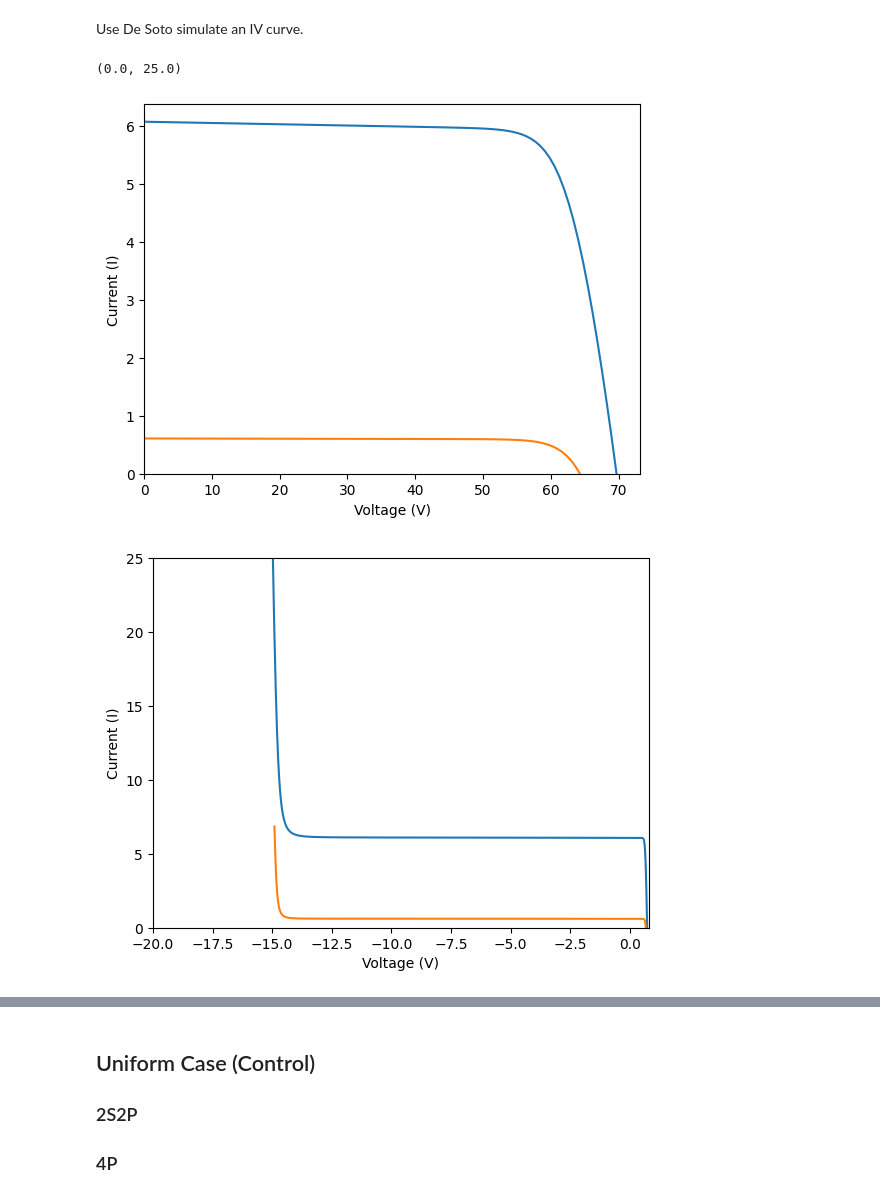
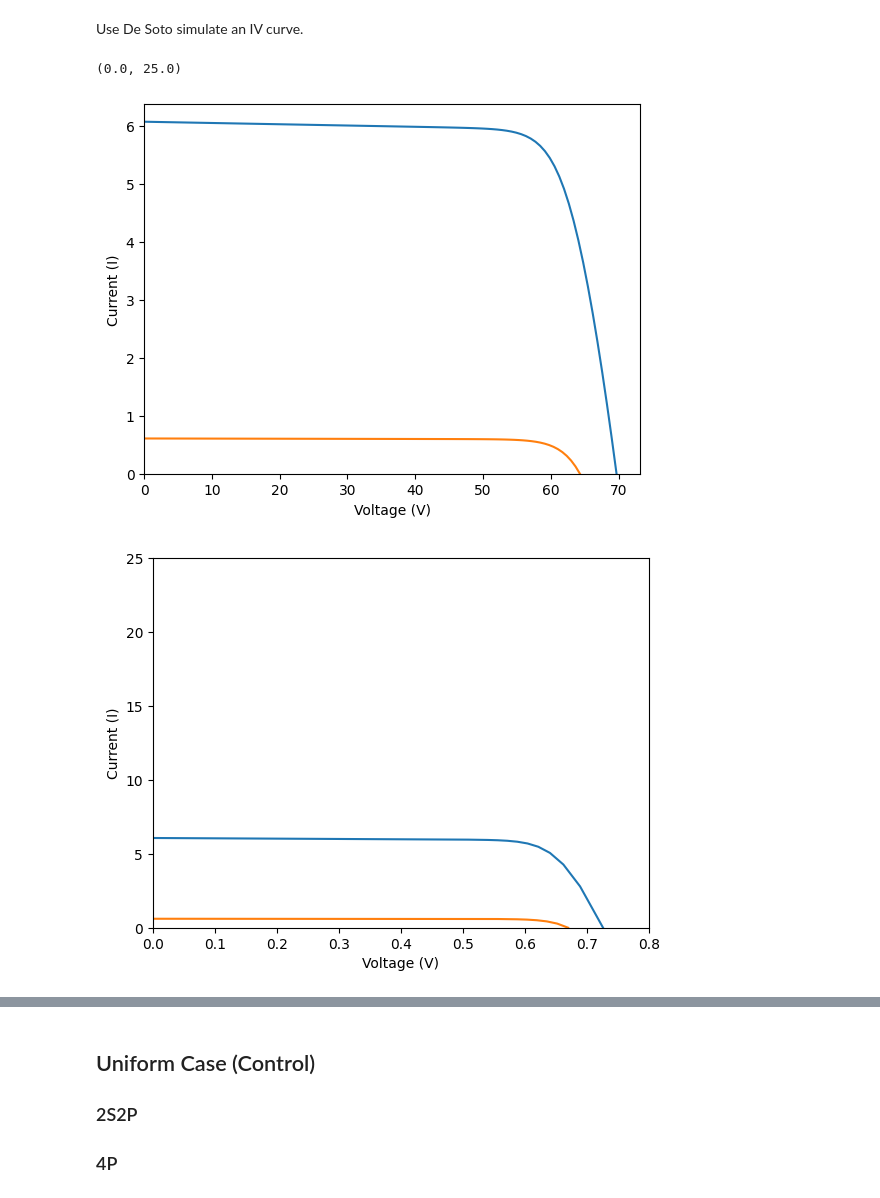
Before and after one commit to natecostello/pv-partial-shading, a Jupyter notebook: heterogeneous-pv-arrays.ipynb, the cells around one changed output, grey strips where cells are left out. Saved outputs shown, nothing was run; the diff lists cells and outputs as text; code cells hidden in the pictures.

Commit message:
plotting cell level

```diff
--- a/heterogeneous-pv-arrays.ipynb
+++ b/heterogeneous-pv-arrays.ipynb
@@ -195,33 +195,43 @@ def combine_series(dfs):
     for df2 in dfs:
         v_cell = interpolate(df2, i)
         v += v_cell
     return pd.DataFrame({'i': i, 'v': v})
 
 # create a curve and plot (test)
 curve_full = simulate_full_curve(module_parameters, Geff_full, 25)
 curve_shade = simulate_full_curve(module_parameters, Geff_shade, 25)
 plt.plot(curve_full['v'], curve_full['i'])
 plt.plot(curve_shade['v'], curve_shade['i'])
 plt.xlabel('Voltage (V)')
 plt.ylabel('Current (I)')
 plt.xlim(left=0)  # Set the left limit of the x-axis to 0
 plt.ylim(bottom=0)  # Set the bottom limit of the y-axis to 0
 
-# create a curve and plot (test)
+# create a curve and plot for cells (test)
 
 curve_full = simulate_cell_full_curve(cell_parameters, Geff_full, 25)
 curve_shade = simulate_cell_full_curve(cell_parameters, Geff_shade, 25)
 plt.figure()
 plt.plot(curve_full['v'], curve_full['i'])
 plt.plot(curve_shade['v'], curve_shade['i'])
 plt.xlabel('Voltage (V)')
 plt.ylabel('Current (I)')
-plt.xlim(left=-20)  # Set the left limit of the x-axis to 0
+plt.xlim(left=0)  # Set the left limit of the x-axis to 0
 plt.xlim(right=0.8)  # Set the right limit of the x-axis to 0.7
 plt.ylim(bottom=0)  # Set the bottom limit of the y-axis to 0
 plt.ylim(top=25)  # Set the top limit of the y-axis to 0.1
+
+plt.figure()
+plt.plot(curve_full['v'], curve_full['i'])
+plt.plot(curve_shade['v'], curve_shade['i'])
+plt.xlabel('Voltage (V)')
+plt.ylabel('Current (I)')
+plt.xlim(left=-20)  # Set the left limit of the x-axis to 0
+plt.xlim(right=0)  # Set the right limit of the x-axis to 0.7
+plt.ylim(bottom=0)  # Set the bottom limit of the y-axis to 0
+plt.ylim(top=25)  # Set the top limit of the y-axis to 0.1
 #plt.savefig('test.png')
 # %% [output]
 (0.0, 25.0)
 [figure]
-[figure, old version]
+[figure, new version]
```
Also changed, not shown: parts of 2 cells of this notebook.
